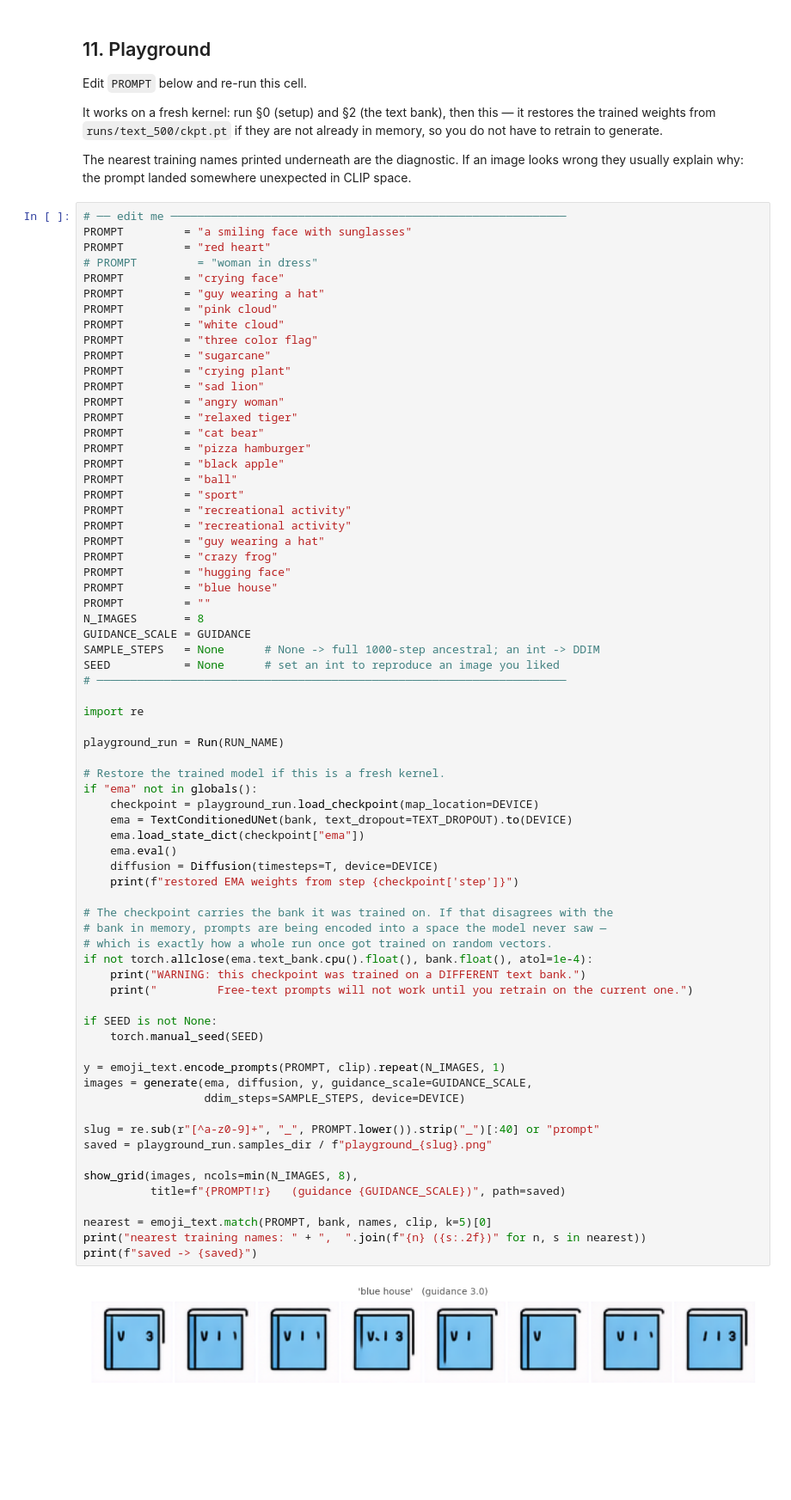
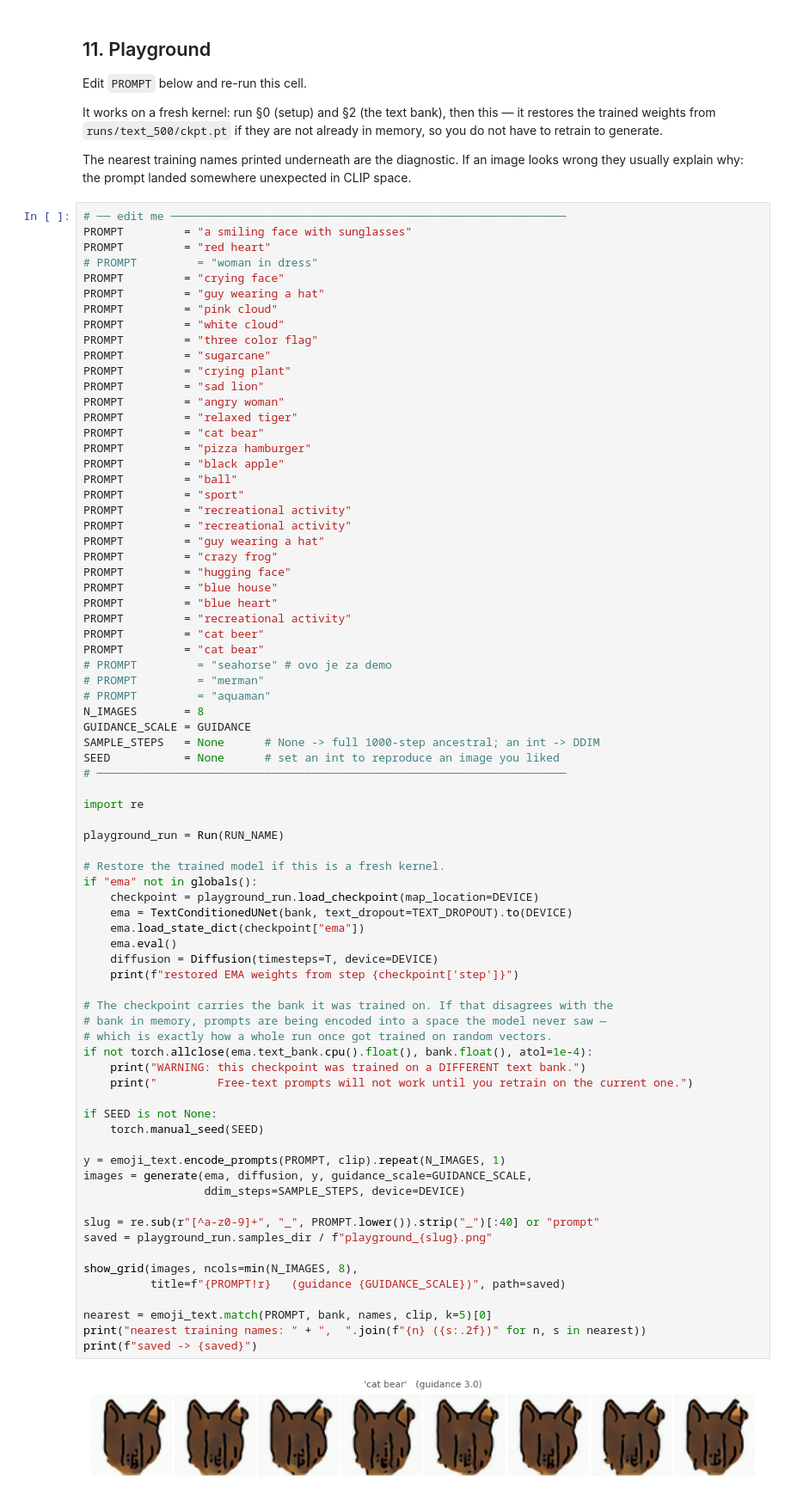
Before and after one commit to DjordjeStojiljkovic/diffusion_for_emojis, a Jupyter notebook: train_text.ipynb, the cells around one changed output. Shown at 86% size. Saved outputs shown, nothing was run; the diff lists cells and outputs as text; blank space fills up the shorter version.

```diff
--- a/train_text.ipynb
+++ b/train_text.ipynb
@@ -537,7 +561,13 @@ PROMPT         = "guy wearing a hat"
 PROMPT         = "crazy frog"
 PROMPT         = "hugging face"
 PROMPT         = "blue house"
-PROMPT         = ""
+PROMPT         = "blue heart"
+PROMPT         = "recreational activity"
+PROMPT         = "cat beer"
+PROMPT         = "cat bear"
+# PROMPT         = "seahorse" # ovo je za demo
+# PROMPT         = "merman"
+# PROMPT         = "aquaman"
 N_IMAGES       = 8
 GUIDANCE_SCALE = GUIDANCE
 SAMPLE_STEPS   = None      # None -> full 1000-step ancestral; an int -> DDIM
@@ -554,31 +584,31 @@ if "ema" not in globals():
     ema = TextConditionedUNet(bank, text_dropout=TEXT_DROPOUT).to(DEVICE)
     ema.load_state_dict(checkpoint["ema"])
     ema.eval()
     diffusion = Diffusion(timesteps=T, device=DEVICE)
     print(f"restored EMA weights from step {checkpoint['step']}")
 
 # The checkpoint carries the bank it was trained on. If that disagrees with the
 # bank in memory, prompts are being encoded into a space the model never saw —
 # which is exactly how a whole run once got trained on random vectors.
 if not torch.allclose(ema.text_bank.cpu().float(), bank.float(), atol=1e-4):
     print("WARNING: this checkpoint was trained on a DIFFERENT text bank.")
     print("         Free-text prompts will not work until you retrain on the current one.")
 
 if SEED is not None:
     torch.manual_seed(SEED)
 
 y = emoji_text.encode_prompts(PROMPT, clip).repeat(N_IMAGES, 1)
 images = generate(ema, diffusion, y, guidance_scale=GUIDANCE_SCALE,
                   ddim_steps=SAMPLE_STEPS, device=DEVICE)
 
 slug = re.sub(r"[^a-z0-9]+", "_", PROMPT.lower()).strip("_")[:40] or "prompt"
 saved = playground_run.samples_dir / f"playground_{slug}.png"
 
 show_grid(images, ncols=min(N_IMAGES, 8),
           title=f"{PROMPT!r}   (guidance {GUIDANCE_SCALE})", path=saved)
 
 nearest = emoji_text.match(PROMPT, bank, names, clip, k=5)[0]
 print("nearest training names: " + ",  ".join(f"{n} ({s:.2f})" for n, s in nearest))
 print(f"saved -> {saved}")
 # %% [output]
-[figure, old version]
+[figure, new version]
```
Also changed, not shown: parts of 20 cells of this notebook, 13 other files.
